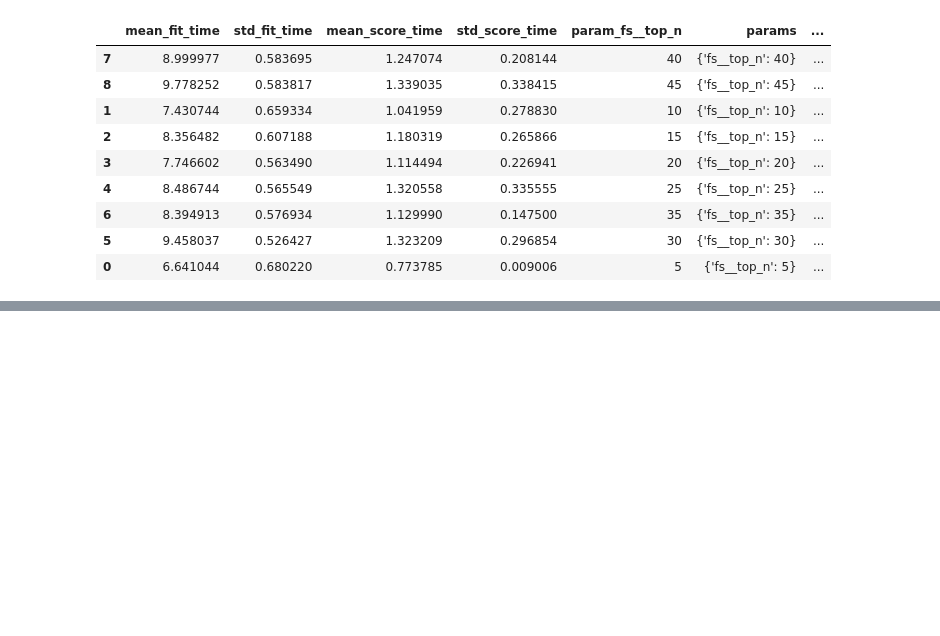
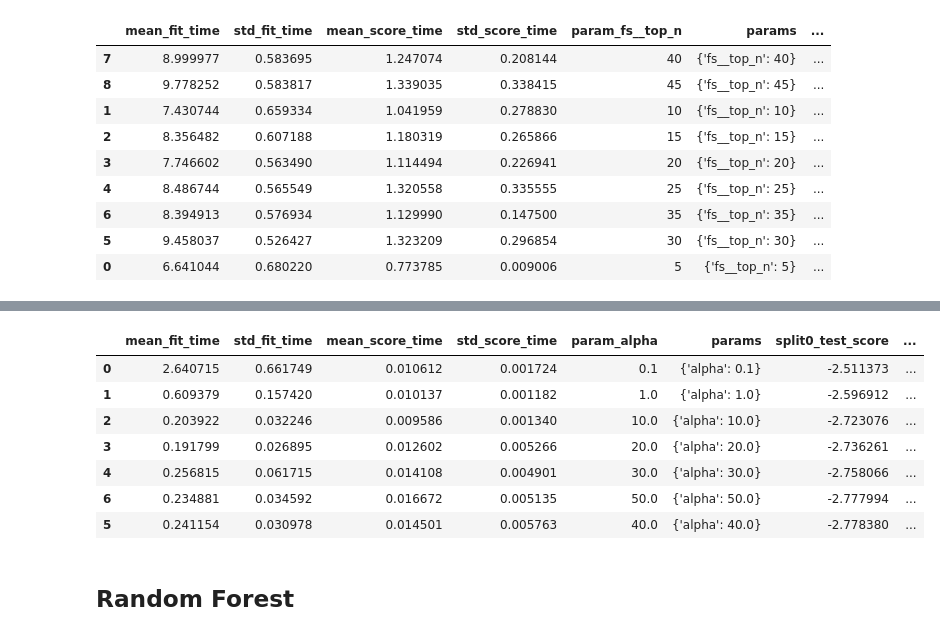
Before and after one commit to riccardocappi/Data-Mining-GroupA, a Jupyter notebook: PhoneUser_Competition/Phone users_py/Data_Mining_(Data_Divas)_Riccardo.ipynb, the cells around one changed output, grey strips where cells are left out. Drawn from its saved outputs; the diff is of its cells as text; code cells hidden in the pictures; blank space fills up the shorter version.

```diff
--- a/PhoneUser_Competition/Phone users_py/Data_Mining_(Data_Divas)_Riccardo.ipynb
+++ b/PhoneUser_Competition/Phone users_py/Data_Mining_(Data_Divas)_Riccardo.ipynb
@@ -394,0 +441,8 @@ display(results)
+# %%
+lasso = Lasso()
+params = {
+    "alpha": [0.1, 1.0, 10.0, 20.0, 30.0, 40.0, 50.0]
+}
+feature_selector = FeatureSelector()
+# %%
+grid = feature_selector.grid_search(X_train, y_train, lasso, params)
@@ -394,0 +453,15 @@ display(results)
+# %%
+results = pd.DataFrame(grid.cv_results_).sort_values(by='rank_test_score')
+results.to_csv('results-gridSearch-lasso.csv')
+display(results)
+# %% [output]
+|  | mean_fit_time | std_fit_time | mean_score_time | std_score_time | param_alpha | params | split0_test_score | ... |
+| 0 | 2.640715 | 0.661749 | 0.010612 | 0.001724 | 0.1 | {'alpha': 0.1} | -2.511373 | ... |
+| 1 | 0.609379 | 0.157420 | 0.010137 | 0.001182 | 1.0 | {'alpha': 1.0} | -2.596912 | ... |
+| 2 | 0.203922 | 0.032246 | 0.009586 | 0.001340 | 10.0 | {'alpha': 10.0} | -2.723076 | ... |
+| 3 | 0.191799 | 0.026895 | 0.012602 | 0.005266 | 20.0 | {'alpha': 20.0} | -2.736261 | ... |
+| 4 | 0.256815 | 0.061715 | 0.014108 | 0.004901 | 30.0 | {'alpha': 30.0} | -2.758066 | ... |
+| 6 | 0.234881 | 0.034592 | 0.016672 | 0.005135 | 50.0 | {'alpha': 50.0} | -2.777994 | ... |
+| 5 | 0.241154 | 0.030978 | 0.014501 | 0.005763 | 40.0 | {'alpha': 40.0} | -2.778380 | ... |
+# %% [markdown]
+## Random Forest
```
Also changed, not shown: parts of 23 cells of this notebook.
